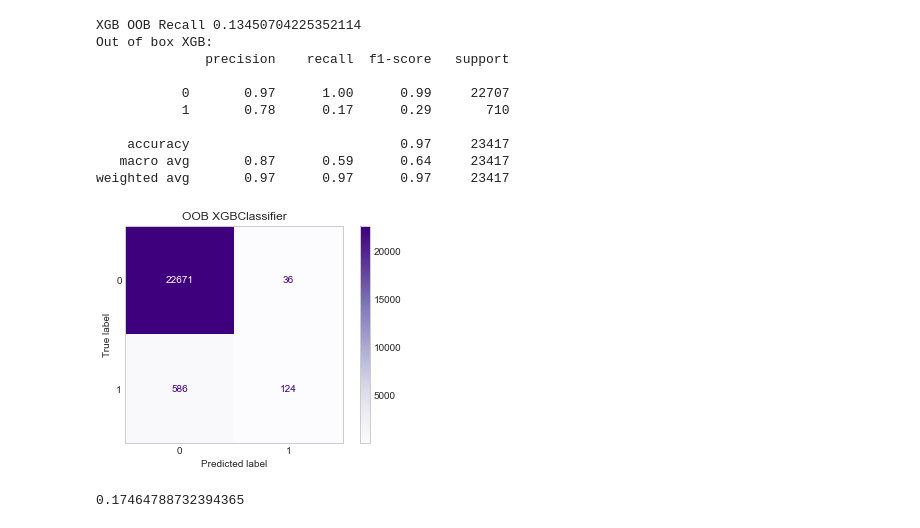
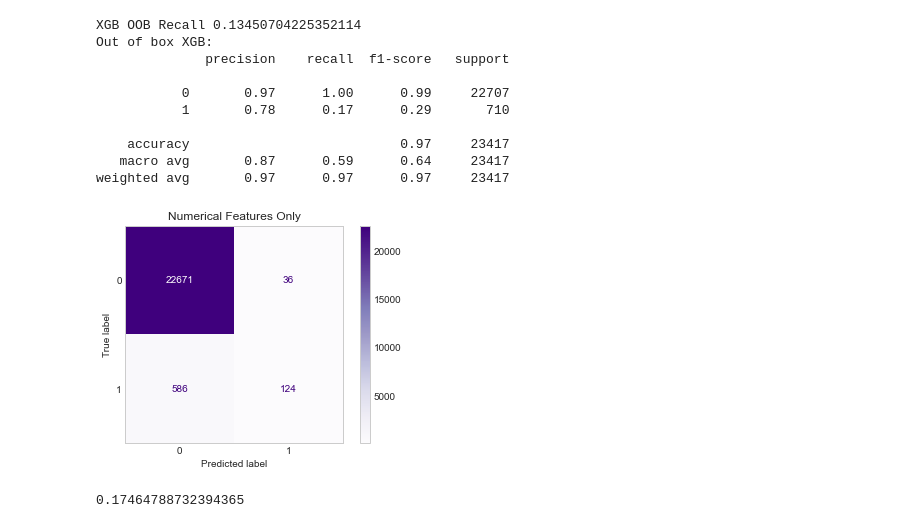
Before and after one commit to czaloumi/fire-risk-analysis, a Jupyter notebook: src/model-comparison.ipynb, the cells around one changed output. Drawn from its saved outputs; the diff is of its cells as text; code cells hidden in the pictures.

```diff
--- a/src/model-comparison.ipynb
+++ b/src/model-comparison.ipynb
@@ -138,10 +143,10 @@ Out of box XGB:
 weighted avg       0.97      0.97      0.97     23417
 # %%
 plot_confusion_matrix(xgb, X_test, y_test, cmap=plt.cm.Purples)
-plt.title('OOB XGBClassifier')
+plt.title('Numerical Features Only')
 plt.grid(False);
 # %% [output]
-[figure, old version]
+[figure, new version]
 # %%
 recall_score(y_test, xgb_y_pred)
 # %% [output]
```
Also changed, not shown: parts of 4 cells of this notebook, 1 other file.
